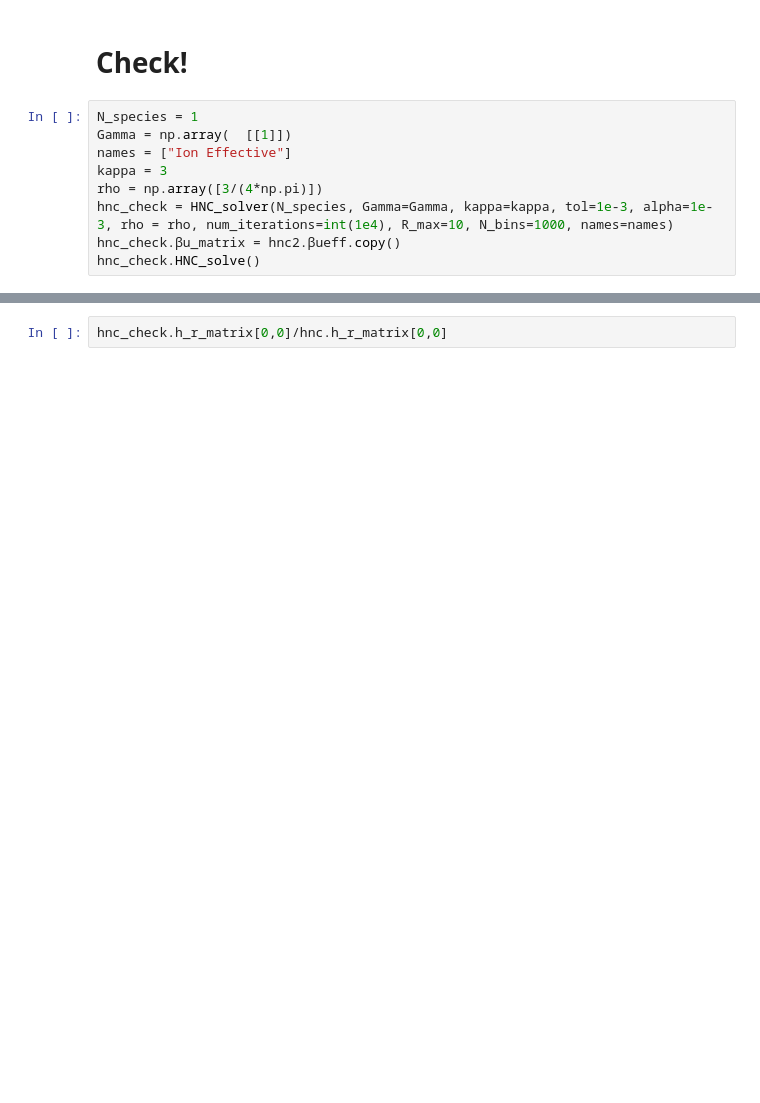
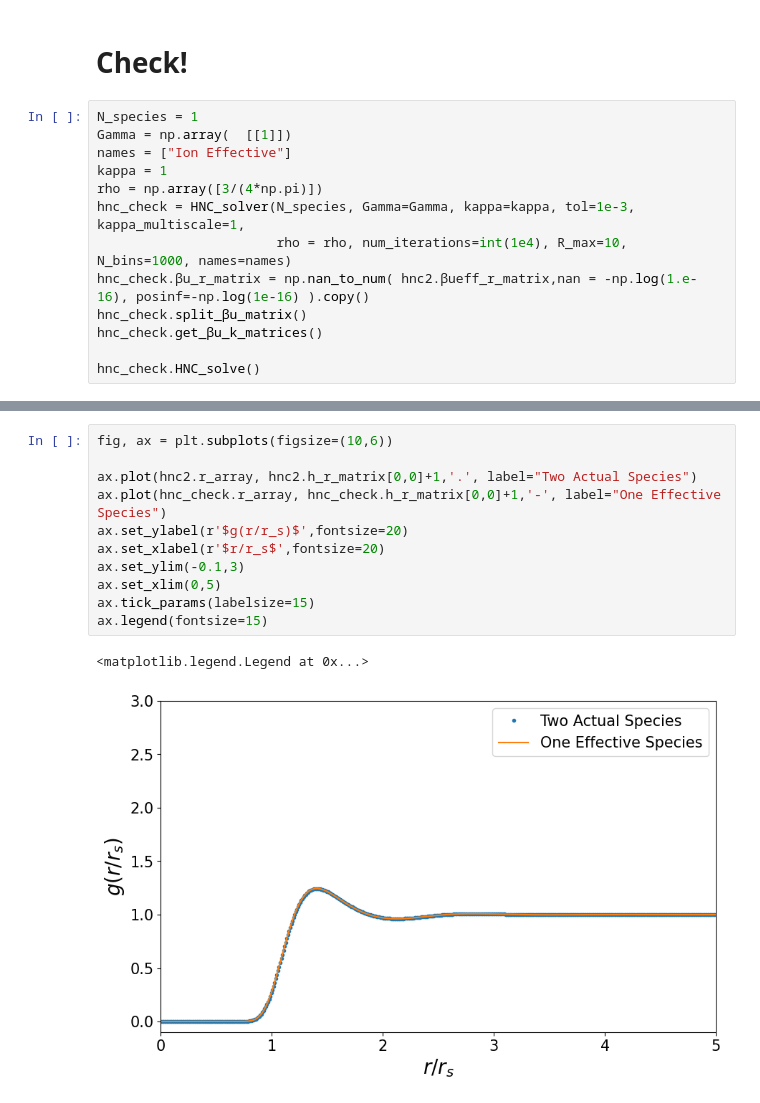
Before and after one commit to ZachAJohnson/hnc, a Jupyter notebook: QSP_HNC.ipynb, the cells around one changed output, grey strips where cells are left out. Drawn from its saved outputs; the diff is of its cells as text; blank space fills up the shorter version.

```diff
--- a/QSP_HNC.ipynb
+++ b/QSP_HNC.ipynb
@@ -253,8 +211,12 @@ ax.legend(fontsize=15)
 N_species = 1
 Gamma = np.array(  [[1]])
 names = ["Ion Effective"]
-kappa = 3
+kappa = 1
 rho = np.array([3/(4*np.pi)])
-hnc_check = HNC_solver(N_species, Gamma=Gamma, kappa=kappa, tol=1e-3, alpha=1e-3, rho = rho, num_iterations=int(1e4), R_max=10, N_bins=1000, names=names)
-hnc_check.βu_matrix = hnc2.βueff.copy()
+hnc_check = HNC_solver(N_species, Gamma=Gamma, kappa=kappa, tol=1e-3, kappa_multiscale=1,
+                       rho = rho, num_iterations=int(1e4), R_max=10, N_bins=1000, names=names)
+hnc_check.βu_r_matrix = np.nan_to_num( hnc2.βueff_r_matrix,nan = -np.log(1.e-16), posinf=-np.log(1e-16) ).copy()
+hnc_check.split_βu_matrix()
+hnc_check.get_βu_k_matrices()
+
 hnc_check.HNC_solve()
@@ -263,2 +358,14 @@ hnc_check.plot_g_all_species()
-# %%
-hnc_check.h_r_matrix[0,0]/hnc.h_r_matrix[0,0]
+# %%
+fig, ax = plt.subplots(figsize=(10,6))
+
+ax.plot(hnc2.r_array, hnc2.h_r_matrix[0,0]+1,'.', label="Two Actual Species")
+ax.plot(hnc_check.r_array, hnc_check.h_r_matrix[0,0]+1,'-', label="One Effective Species")
+ax.set_ylabel(r'$g(r/r_s)$',fontsize=20)
+ax.set_xlabel(r'$r/r_s$',fontsize=20)
+ax.set_ylim(-0.1,3)
+ax.set_xlim(0,5)
+ax.tick_params(labelsize=15)
+ax.legend(fontsize=15)
+# %% [output]
+<matplotlib.legend.Legend at 0x...>
+[figure, added]
```
Also changed, not shown: parts of 26 cells of this notebook, 4 other files.
